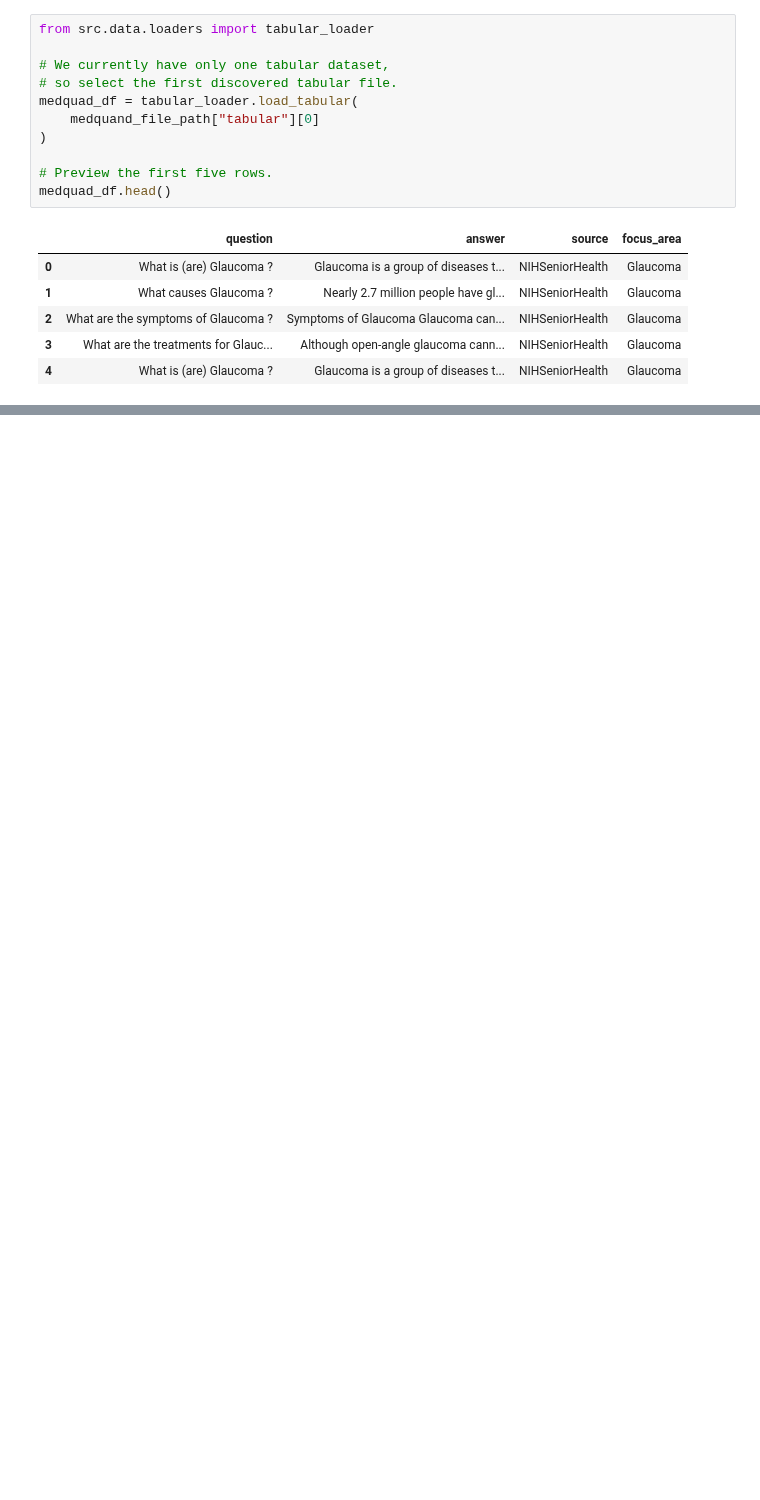
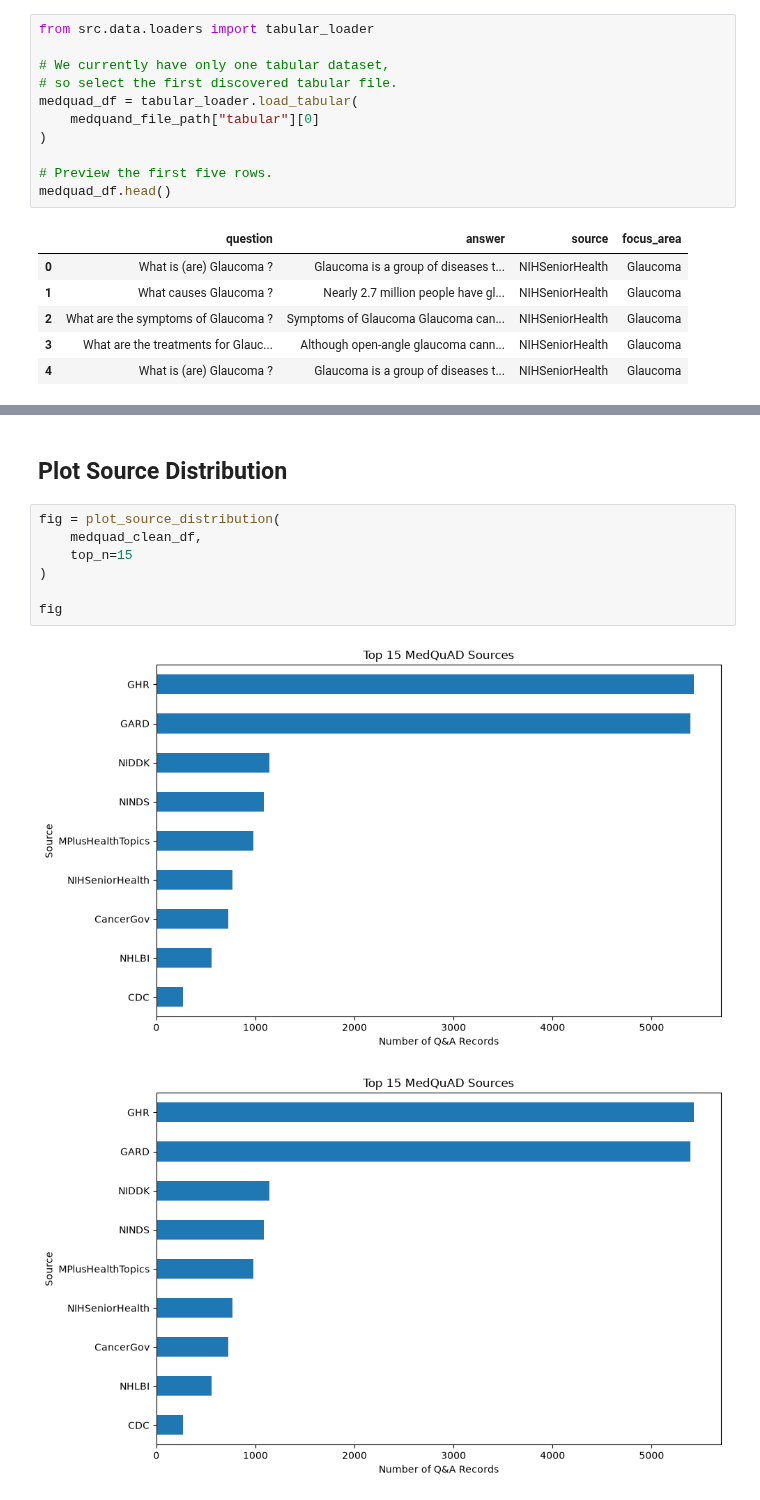
Before and after one commit to McChandra/medical_chatbot, a Jupyter notebook: test.ipynb, the cells around one changed output, grey strips where cells are left out. Saved outputs shown, nothing was run; the diff lists cells and outputs as text; blank space fills up the shorter version.

```diff
--- a/test.ipynb
+++ b/test.ipynb
@@ -195,0 +268,12 @@ dtype: int64
+# %% [markdown]
+## Plot Source Distribution
+# %%
+fig = plot_source_distribution(
+    medquad_clean_df,
+    top_n=15
+)
+
+fig
+# %% [output]
+[figure, added]
+[figure, added]
```
Also changed, not shown: parts of 16 cells of this notebook.
